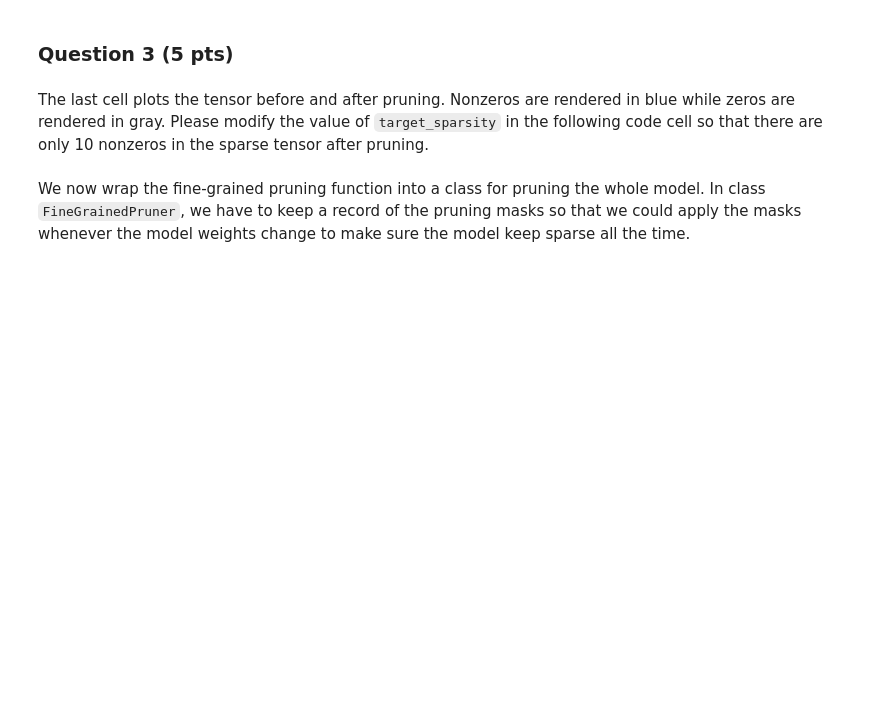
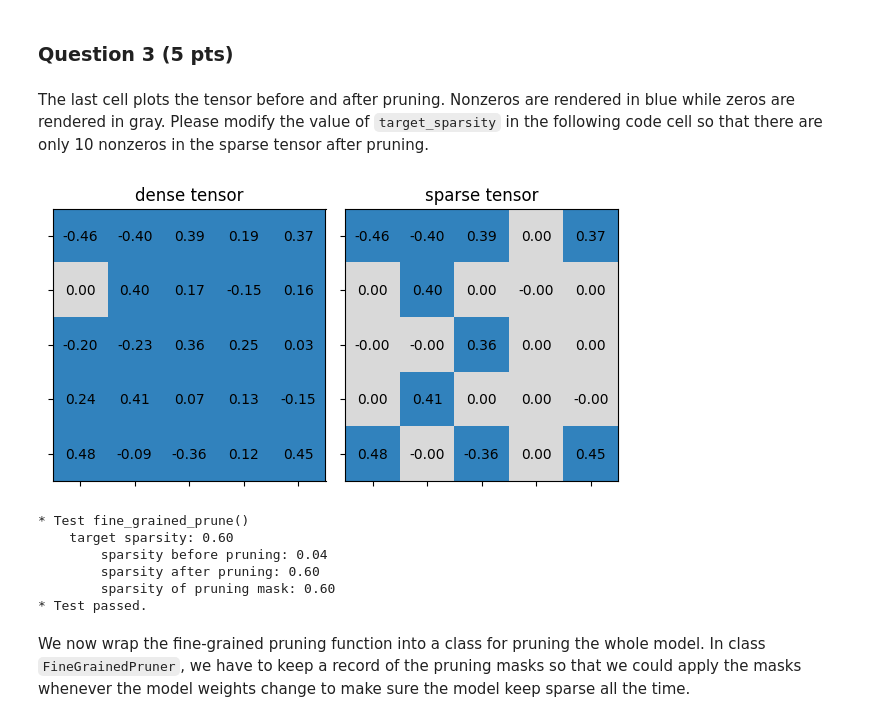
Before and after one commit to insop/efficientml, a Jupyter notebook: Lab1.ipynb, the cells around one changed output. Saved outputs shown, nothing was run; the diff lists cells and outputs as text; code cells hidden in the pictures; blank space fills up the shorter version.

```diff
--- a/Lab1.ipynb
+++ b/Lab1.ipynb
@@ -476,9 +531,19 @@ test_fine_grained_prune()
 The last cell plots the tensor before and after pruning. Nonzeros are rendered in blue while zeros are rendered in gray. Please modify the value of `target_sparsity` in the following code cell so that there are only 10 nonzeros in the sparse tensor after pruning.
 # %%
 ##################### YOUR CODE STARTS HERE #####################
-target_sparsity = 0 # please modify the value of target_sparsity
+# ISS (25-10)/25 = 15/25 == 0.6
+assert 15/25 == 0.6
+target_sparsity = 0.6 # please modify the value of target_sparsity
 ##################### YOUR CODE ENDS HERE #####################
 test_fine_grained_prune(target_sparsity=target_sparsity, target_nonzeros=10)
+# %% [output]
+[figure, added]
+* Test fine_grained_prune()
+    target sparsity: 0.60
+        sparsity before pruning: 0.04
+        sparsity after pruning: 0.60
+        sparsity of pruning mask: 0.60
+* Test passed.
 # %% [markdown]
 We now wrap the fine-grained pruning function into a class for pruning the whole model. In class `FineGrainedPruner`, we have to keep a record of the pruning masks so that we could apply the masks whenever the model weights change to make sure the model keep sparse all the time.
 # %%
```
Also changed, not shown: parts of 41 cells of this notebook.
